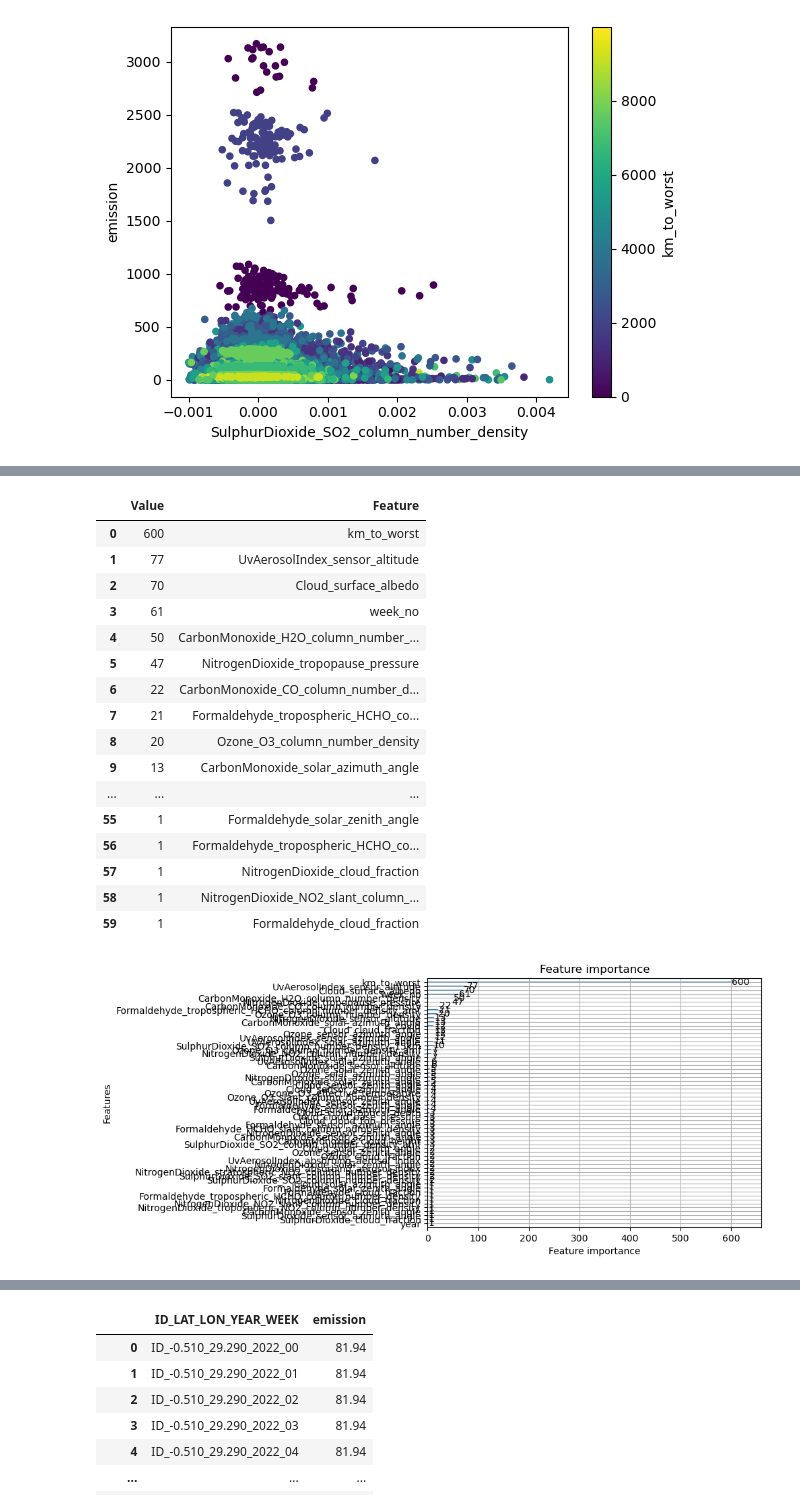
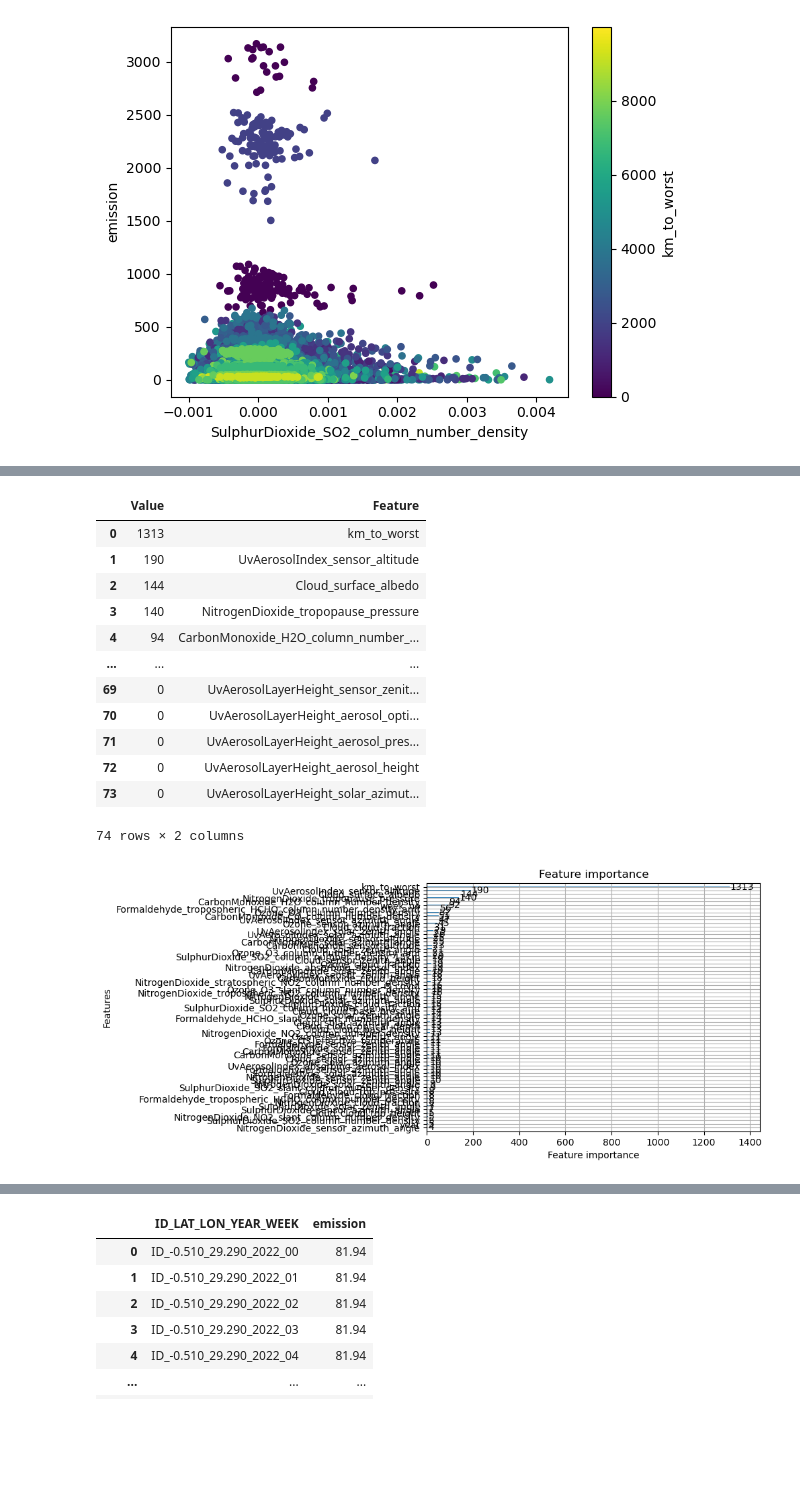
Before and after one commit to DylanZammit/kaggle-Digit-Recognizer, a Jupyter notebook: predict-co2-emissions-in-rwanda.ipynb, the cells around one changed output, grey strips where cells are left out. Saved outputs shown, nothing was run; the diff lists cells and outputs as text; code cells hidden in the pictures; blank space fills up the shorter version.

Commit message:
cross validation and no model hyperparams

```diff
--- a/predict-co2-emissions-in-rwanda.ipynb
+++ b/predict-co2-emissions-in-rwanda.ipynb
@@ -163,7 +163,7 @@ for col in cols:
 # %%
 import warnings
 warnings.filterwarnings("ignore", category=UserWarning)
-
+pd.options.mode.chained_assignment = None  # default='warn'
 
 class Learner:
 
@@ -200,11 +200,11 @@ class Learner:
             lgb.LGBMRegressor(
 #                 boosting_type= 'gbdt',
 #                 objective= 'binary',
-                max_depth= 8,
+#                 max_depth= 8,
 #                 num_leaves= 10,
 #                 bagging_fraction= 0.5,
 #                 bagging_freq= 20,
-                n_estimators=40,
+#                 n_estimators=100,
 
 #                 metric= 'auc',
 #                 learning_rate= 0.03,
@@ -236,6 +236,8 @@ class Learner:
     def preprocess(self, X, is_fitting=False):
         n = len(X)
 
+        X['year_week'] = pd.to_datetime(X.year.astype(str) + X.week_no.astype(str) + '-1', format="%Y%W-%w")
+        X['month'] = X.year_week.dt.month
         X['km_to_worst'] = X.apply(lambda x: get_dist(x, self.worst_latlon), axis=1)*6371000/1000  # multiply by Earth radius to get kilometers
 
         if 'is_covid' not in X:
@@ -262,7 +264,7 @@ from sklearn.metrics import mean_squared_error
 def RMSE(x, y):
     return np.sqrt(mean_squared_error(x, y))
 
-def train(model, X, y, splits=7):
+def train(model, X, y, splits=10):
 
     if splits == 1:
         model.fit(X, y)
@@ -303,7 +295,9 @@ df_train.head()
 # %%
+# df_train['rng'] = np.random.rand(len(df_train))
 X = df_train #.drop(['ID_LAT_LON_YEAR_WEEK', 'emission', 'year_week', 'latitude', 'longitude'], axis=1)
 y = df_train.emission
 
 features = [col for col in df_train.columns if col not in ['emission_pred', 'ID_LAT_LON_YEAR_WEEK', 'emission', 'year_week', 'latitude', 'longitude']]
 model = Learner(features=features)
-model.fit(X, y)
+# %%
+model = train(model, X, y)
@@ -334,26 +339,22 @@ ax.legend(['true', 'pred', 'is_covid'])
 # %%
 lgb.plot_importance(model.clfs[0])
 df_feature_imp = pd.DataFrame({'Value':model.clfs[0].feature_importances_,'Feature':model.features}).sort_values(by="Value",ascending=False).reset_index(drop=True)
-df_feature_imp.head(60)
+df_feature_imp
 # %% [output]
 |  | Value | Feature |
-| 0 | 600 | km_to_worst |
-| 1 | 77 | UvAerosolIndex_sensor_altitude |
-| 2 | 70 | Cloud_surface_albedo |
-| 3 | 61 | week_no |
-| 4 | 50 | CarbonMonoxide_H2O_column_number_... |
-| 5 | 47 | NitrogenDioxide_tropopause_pressure |
-| 6 | 22 | CarbonMonoxide_CO_column_number_d... |
-| 7 | 21 | Formaldehyde_tropospheric_HCHO_co... |
-| 8 | 20 | Ozone_O3_column_number_density |
-| 9 | 13 | CarbonMonoxide_solar_azimuth_angle |
+| 0 | 1313 | km_to_worst |
+| 1 | 190 | UvAerosolIndex_sensor_altitude |
+| 2 | 144 | Cloud_surface_albedo |
+| 3 | 140 | NitrogenDioxide_tropopause_pressure |
+| 4 | 94 | CarbonMonoxide_H2O_column_number_... |
 | ... | ... | ... |
-| 55 | 1 | Formaldehyde_solar_zenith_angle |
-| 56 | 1 | Formaldehyde_tropospheric_HCHO_co... |
-| 57 | 1 | NitrogenDioxide_cloud_fraction |
-| 58 | 1 | NitrogenDioxide_NO2_slant_column_... |
-| 59 | 1 | Formaldehyde_cloud_fraction |
+| 69 | 0 | UvAerosolLayerHeight_sensor_zenit... |
+| 70 | 0 | UvAerosolLayerHeight_aerosol_opti... |
+| 71 | 0 | UvAerosolLayerHeight_aerosol_pres... |
+| 72 | 0 | UvAerosolLayerHeight_aerosol_height |
+| 73 | 0 | UvAerosolLayerHeight_solar_azimut... |
+74 rows × 2 columns
-[figure, old version]
+[figure, new version]
 # %%
 X_test = df_test
 df_test['emission'] = model.predict(X_test)
```
Also changed, not shown: parts of 5 cells of this notebook.
